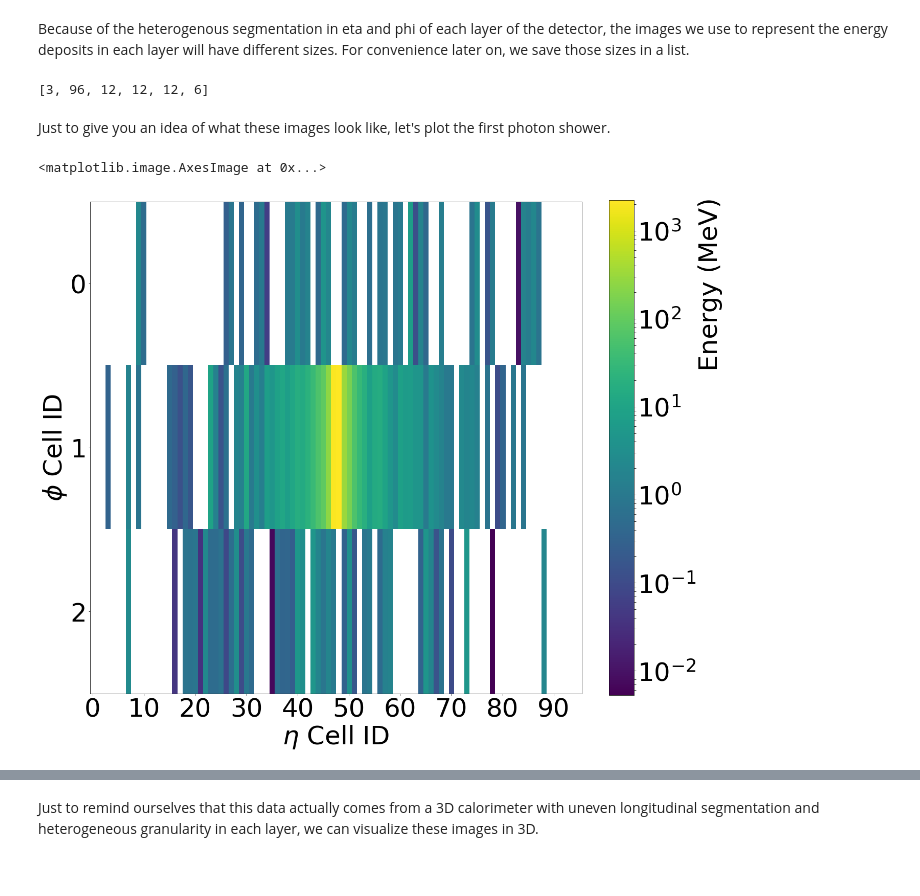
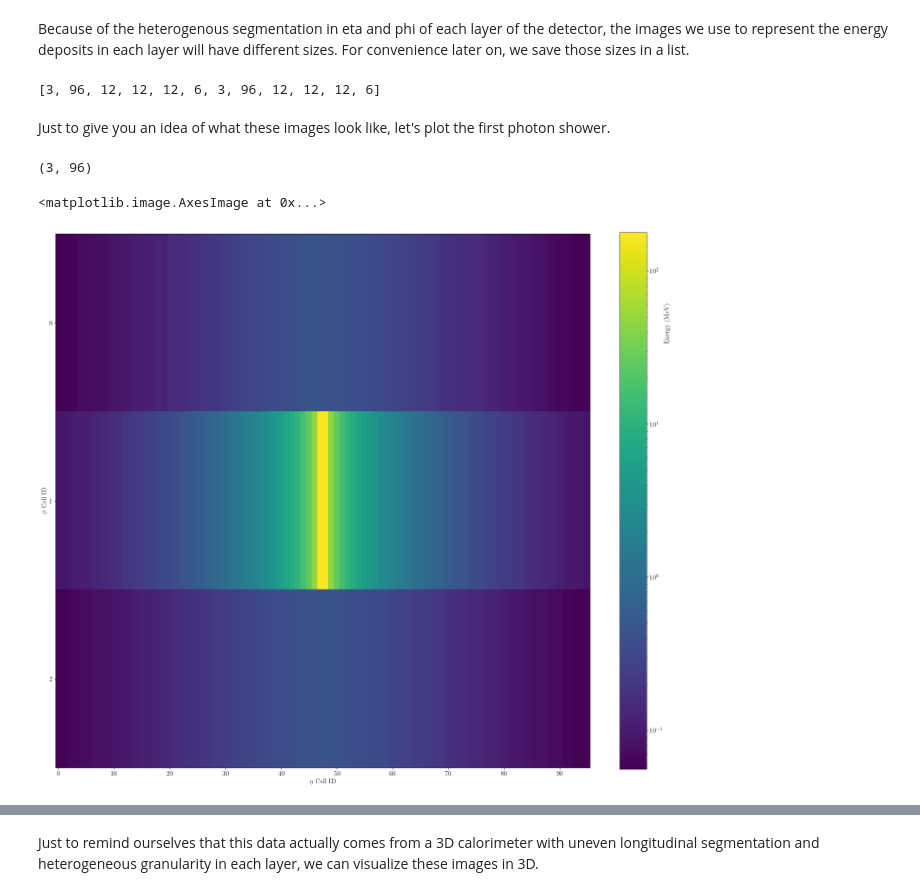
Before and after one commit to hep-lbdl/CaloGAN, a Jupyter notebook: analysis/analysis.ipynb, the cells around one changed output, grey strips where cells are left out. Drawn from its saved outputs; the diff is of its cells as text; code cells hidden in the pictures.

```diff
--- a/analysis/analysis.ipynb
+++ b/analysis/analysis.ipynb
@@ -17,19 +17,22 @@ Let's start with the training datasets. Let's load them all into memory with h5p
 
 The energy collected by each cell in each calorimeter layer is stored in `layer_0`, `layer_1` and `layer_3`. The initial energy of the incident particle is saved in `energy`, while the `overflow` contains the energy that fell outside the calorimeter portion we are considering.
 # %%
-d_gamma = h5py.File('../data/gamma.hdf5', 'r')
-d_eplus = h5py.File('../data/eplus.hdf5', 'r')
-d_piplus = h5py.File('../data/piplus.hdf5', 'r')
+# d_gamma = h5py.File('../data/gamma.hdf5', 'r')
+# d_eplus = h5py.File('../data/eplus.hdf5', 'r')
+d_piplus = h5py.File('../../output.hdf5', 'r')
 # %%
-gamma_0 = d_gamma['layer_0'][:]
-gamma_1 = d_gamma['layer_1'][:]
-gamma_2 = d_gamma['layer_2'][:]
+# gamma_0 = d_gamma['layer_0'][:]
+# gamma_1 = d_gamma['layer_1'][:]
+# gamma_2 = d_gamma['layer_2'][:]
 
-eplus_0 = d_eplus['layer_0'][:]
-eplus_1 = d_eplus['layer_1'][:]
-eplus_2 = d_eplus['layer_2'][:]
+# eplus_0 = d_eplus['layer_0'][:]
+# eplus_1 = d_eplus['layer_1'][:]
+# eplus_2 = d_eplus['layer_2'][:]
 
 piplus_0 = d_piplus['layer_0'][:]
 piplus_1 = d_piplus['layer_1'][:]
 piplus_2 = d_piplus['layer_2'][:]
+piplus_3 = d_piplus['layer_3'][:]
+piplus_4 = d_piplus['layer_4'][:]
+piplus_5 = d_piplus['layer_5'][:]
 # %%
@@ -40,12 +43,15 @@ real_images_piplus = [piplus_0, piplus_1, piplus_2]
 Because of the heterogenous segmentation in eta and phi of each layer of the detector, the images we use to represent the energy deposits in each layer will have different sizes. For convenience later on, we save those sizes in a list.
 # %%
 sizes = [
-    gamma_0.shape[1], gamma_0.shape[2],
-    gamma_1.shape[1], gamma_1.shape[2],
-    gamma_2.shape[1], gamma_2.shape[2]]
-print sizes
+    piplus_0.shape[1], piplus_0.shape[2],
+    piplus_1.shape[1], piplus_1.shape[2],
+    piplus_2.shape[1], piplus_2.shape[2],
+    piplus_3.shape[1], piplus_3.shape[2],
+    piplus_4.shape[1], piplus_4.shape[2],
+    piplus_5.shape[1], piplus_5.shape[2]]
+print(sizes)
 # %% [output]
-[3, 96, 12, 12, 12, 6]
+[3, 96, 12, 12, 12, 6, 3, 96, 12, 12, 12, 6]
 # %% [markdown]
 Just to give you an idea of what these images look like, let's plot the first photon shower.
 # %%
@@ -81,10 +87,15 @@ def plot_image(image, layer, vmin=None, vmax=None):
 
     plt.tight_layout()
     return im
+# %%
+piplus_0.mean(axis=0).shape
+# %% [output]
+(3, 96)
 # %%
 imageix = 0 # let's look at the very first shower
-plot_image(gamma_0[imageix], layer=0)
+#plot_image(piplus_0[imageix], layer=0)
+plot_image(piplus_0.mean(axis=0), layer=0)
 # %% [output]
 <matplotlib.image.AxesImage at 0x...>
-[figure, old version]
+[figure, new version]
 # %%
```
Also changed, not shown: parts of 10 cells of this notebook, 7 other files.
